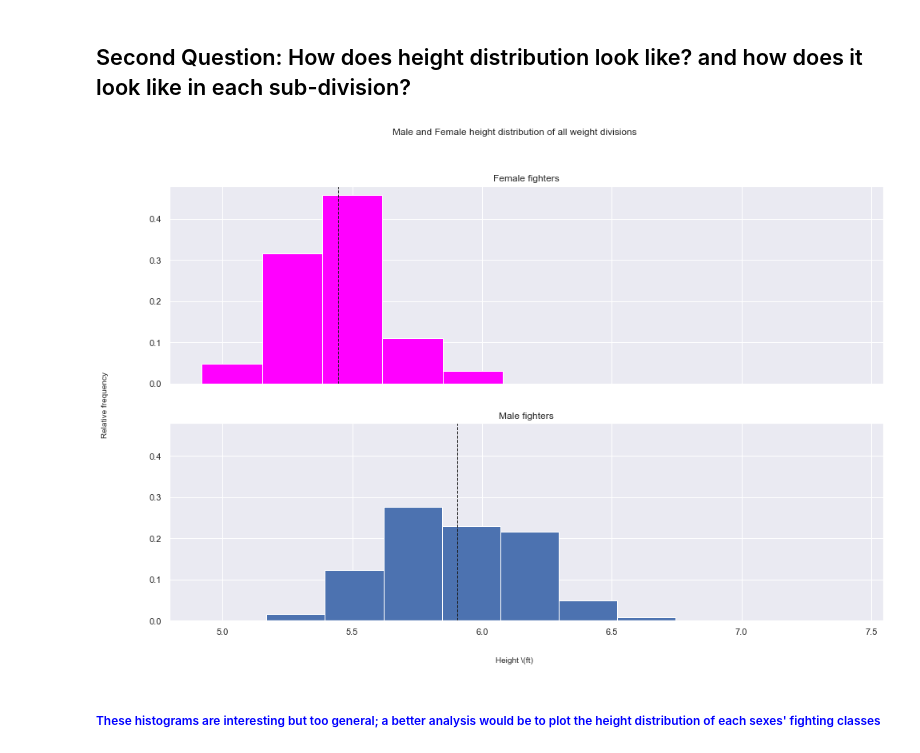
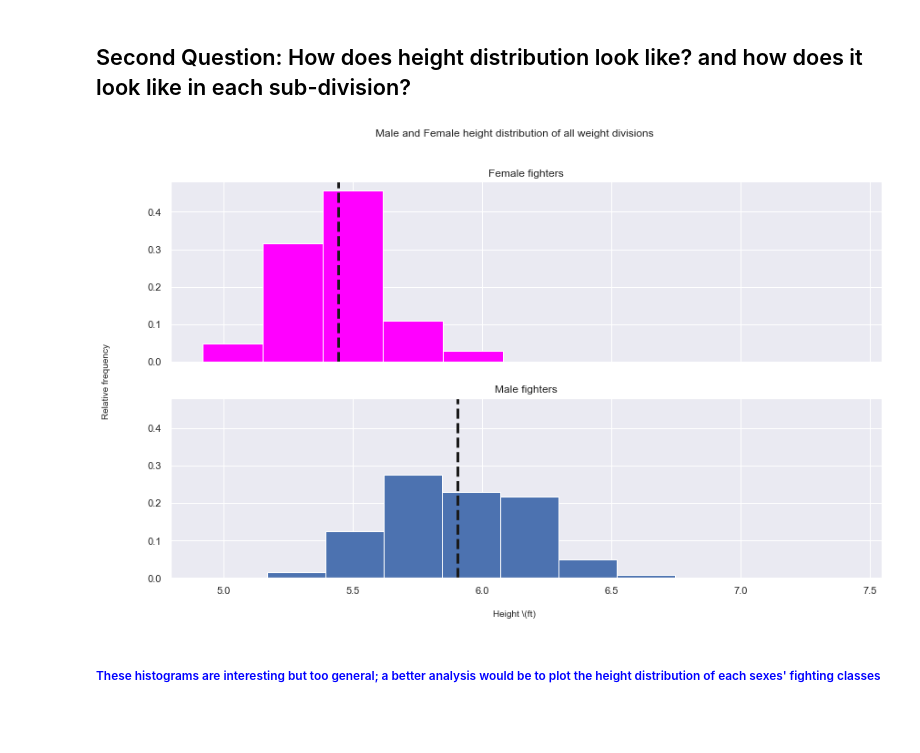
Before and after one commit to egarcia11/ufc_data_analysis, a Jupyter notebook: introductory_analysis.ipynb, the cells around one changed output. Cells and saved outputs as stored; diff of their text form; code cells hidden in the pictures; blank space fills up the shorter version.

```diff
--- a/introductory_analysis.ipynb
+++ b/introductory_analysis.ipynb
@@ -234,22 +232,22 @@ def suplabel(axis,label,label_prop=None,
                ha=ha,va=va,
                **label_prop)
 # %%
-height_fig, height_axes = plt.subplots(2,sharey=True,sharex=True,figsize=(16,10))
+height_fig, height_axes = plt.subplots(2,sharey=True,sharex=True,figsize=(14,8))
 height_fig.suptitle('Male and Female height distribution of all weight divisions')
 suplabel('x','Height \(ft)')
 suplabel('y','Relative frequency')
 
 #females height distribution
 height_axes[0].hist(femalesFrame['height'],weights=np.zeros_like(femalesFrame['height']) + 1./len(femalesFrame['height'].index),\
                     bins=5,color="magenta")
-height_axes[0].axvline(femalesFrame['height'].mean(), color='k', linestyle='dashed', linewidth=1)
+height_axes[0].axvline(femalesFrame['height'].mean(), color='k', linestyle='dashed', linewidth=3)
 height_axes[0].title.set_text('Female fighters')
 #males height distribution
 height_axes[1].hist(malesFrame['height'],weights=np.zeros_like(malesFrame['height']) + 1./len(malesFrame['height'].index))
-height_axes[1].axvline(malesFrame['height'].mean(), color='k', linestyle='dashed', linewidth=1)
-height_axes[1].title.set_text('Male fighters')
+height_axes[1].axvline(malesFrame['height'].mean(), color='k', linestyle='dashed', linewidth=3)
+height_axes[1].title.set_text('Male fighters');
 # %% [output]
-[figure, old version]
+[figure, new version]
 # %% [markdown]
 <h6 style="color:blue">
     These histograms are interesting but too general; a better
```
Also changed, not shown: parts of 10 cells of this notebook.
